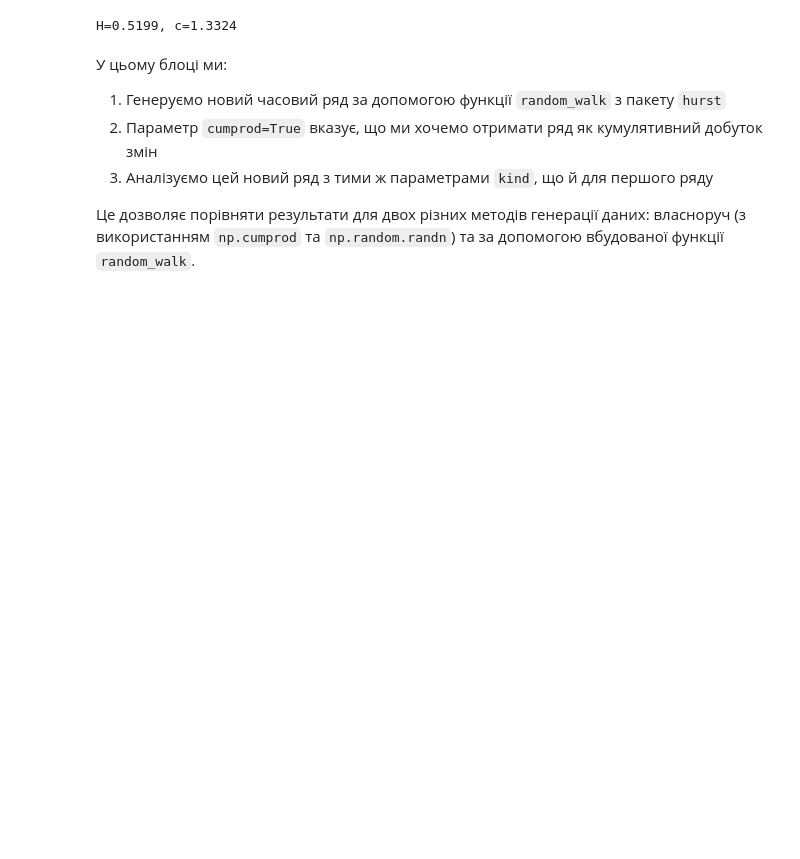
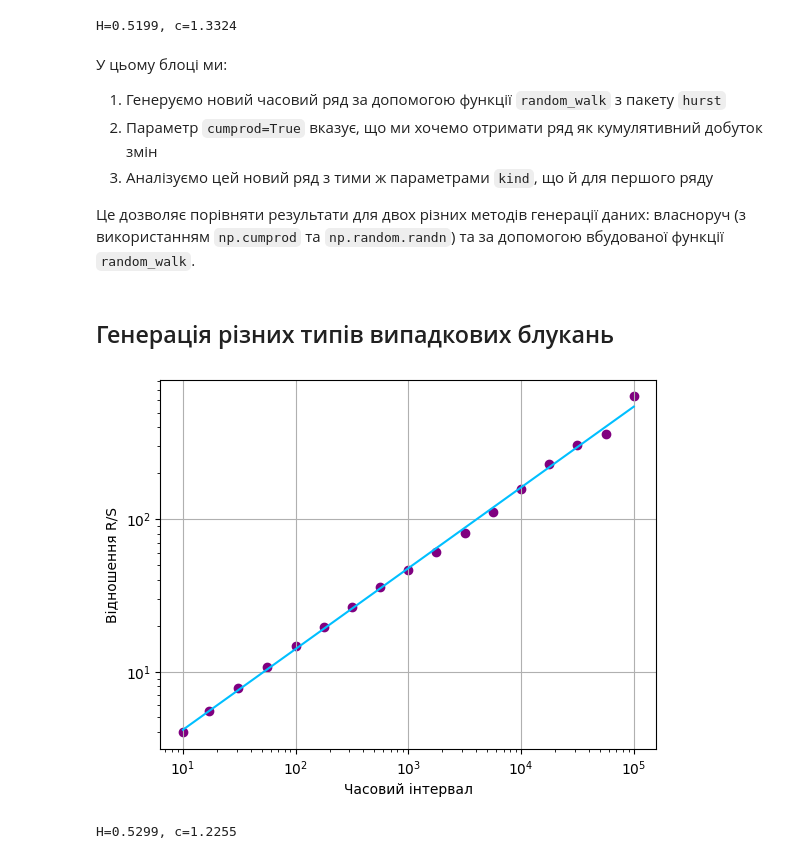
Before and after one commit to SerhiiMiroshnychenko/ScientificCalculations, a Jupyter notebook: Hurst/hurst-compare.ipynb, the cells around one changed output. Drawn from its saved outputs; the diff is of its cells as text; code cells hidden in the pictures; blank space fills up the shorter version.

```diff
--- a/Hurst/hurst-compare.ipynb
+++ b/Hurst/hurst-compare.ipynb
@@ -140,3 +141,5 @@ H=0.5199, c=1.3324
 3. Аналізуємо цей новий ряд з тими ж параметрами `kind`, що й для першого ряду
 
 Це дозволяє порівняти результати для двох різних методів генерації даних: власноруч (з використанням `np.cumprod` та `np.random.randn`) та за допомогою вбудованої функції `random_walk`.
+# %% [markdown]
+## Генерація різних типів випадкових блукань
@@ -142,0 +148,7 @@ H=0.5199, c=1.3324
+# %%
+# Генерація броунівського руху (H ≈ 0.5)
+brownian = random_walk(99999, proba=0.5)
+evaluate_hurst(series=brownian, kind="random_walk", simplified=True)
+# %% [output]
+[figure, added]
+H=0.5299, c=1.2255
```
Also changed, not shown: parts of 12 cells of this notebook, 1 other file.
